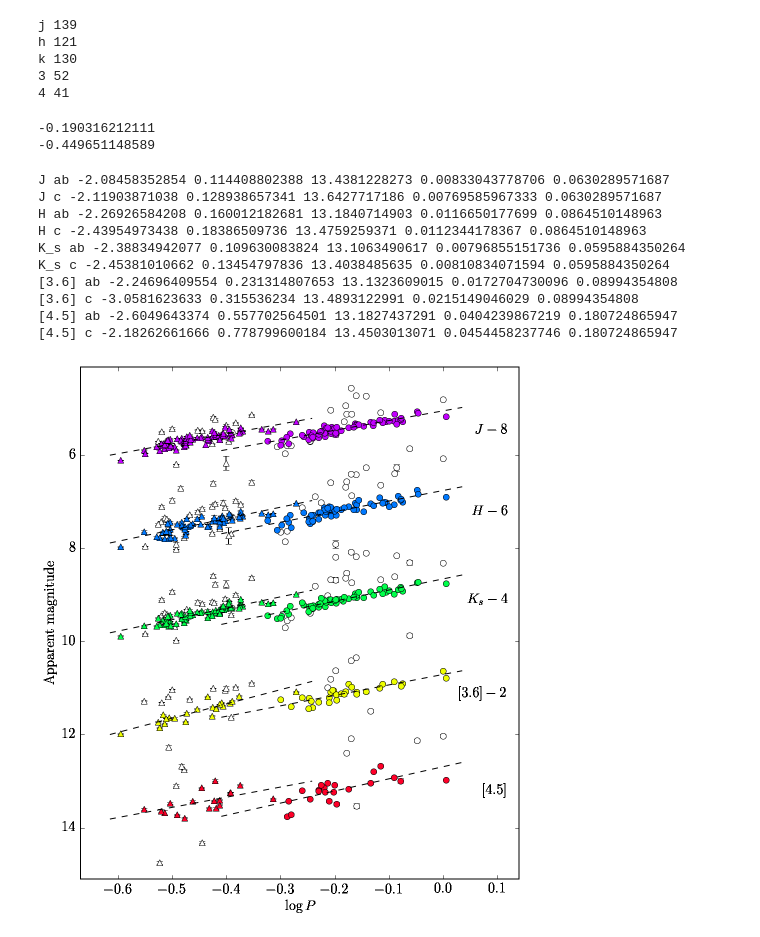
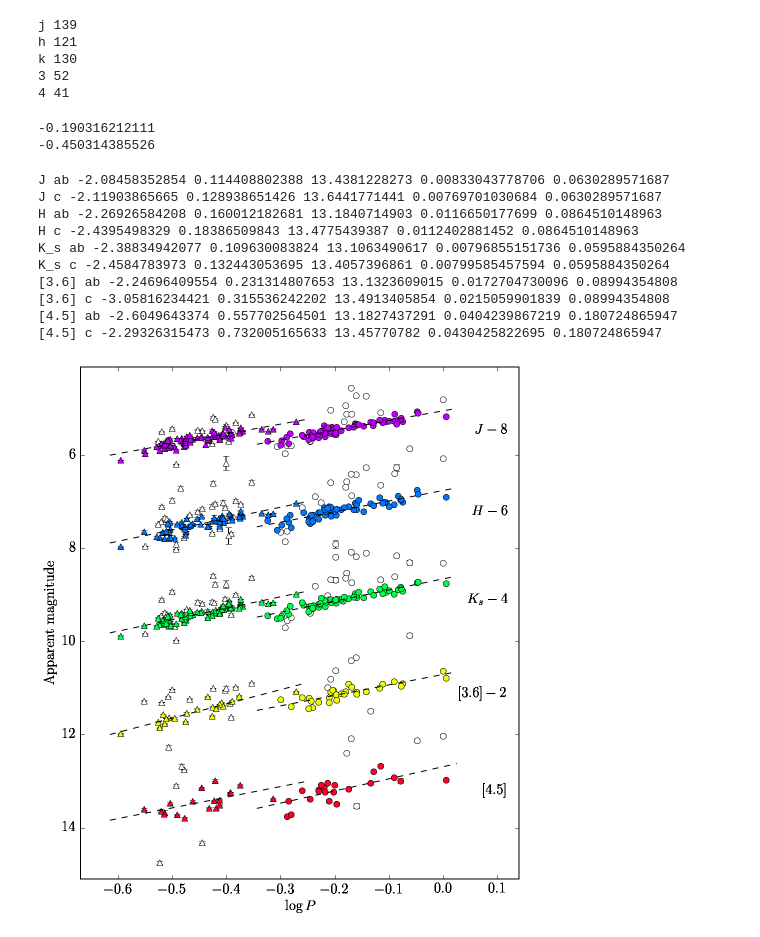
Before and after one commit to vickyscowcroft/omegaCen, a Jupyter notebook: ocen_only_fitting/fit slopes and zeropoints to PLs.ipynb, the cells around one changed output. Saved outputs shown, nothing was run; the diff lists cells and outputs as text; code cells hidden in the pictures.

```diff
--- a/ocen_only_fitting/fit slopes and zeropoints to PLs.ipynb
+++ b/ocen_only_fitting/fit slopes and zeropoints to PLs.ipynb
@@ -22,12 +22,12 @@ k 130
 3 52
 4 41
 # %%
-bad_ids = [127]  #[103, 107]#, 40, 169]#, 169] #120, , 357
+#bad_ids = [127]  #[103, 107]#, 40, 169]#, 169] #120, , 357
 # df_bad = df_orig[df_orig.id.isin(bad_ids)]
 # df_bad_ab = df_bad[df_bad.type == 0]
 # df_bad_c = df_bad[df_bad.type == 1]
 
-df = df_orig[~df_orig.id.isin(bad_ids)]
+df = df_orig#[~df_orig.id.isin(bad_ids)]
 # %%
 # things for plotting loop
 #funcs = [j_ab, j_c, h_ab, h_c, k_ab, k_c, t_ab, t_c, f_ab, f_c]
@@ -48,7 +48,7 @@ p0_c = np.mean(np.log10(df.per_new[df.type == 1]))
 print p0_c
 # %% [output]
 -0.190316212111
--0.449651148589
+-0.450314385526
 # %%
 def fitfunc_ab(x,slope,zpt):
     return zpt + slope*(x-p0_ab)
@@ -73,8 +73,8 @@ zpt_prior = 14
 
 per_ab_0 = np.log10(df1_ab.per_new)
 per_c_0 = np.log10(df1_c.per_new)
-xspace_ab = np.linspace(np.min(per_ab_0) - 0.02, np.max(per_ab_0) + 0.03, 100)
-xspace_c = np.linspace(np.min(per_c_0) - 0.02, np.max(per_c_0) + 0.03, 100)
+xspace_ab = np.linspace(np.min(per_ab_0[per_ab_0 > np.min(per_ab_0)]) - 0.02, np.max(per_ab_0) + 0.02, 100)
+xspace_c = np.linspace(np.min(per_c_0) - 0.02, np.max(per_c_0) + 0.02, 100)
 
 params_df = {}
 params_df['wavelength'] = wavelength
@@ -164,39 +164,39 @@ for i in range(len(band_labels)):
                  fmt='^', mfc=plot_colors[i], color='k')
 
     ppl.plot(xspace_ab, linfit_ab - mag_offset[i], 'k--', lw=1)
     ppl.plot(xspace_c, linfit_c - mag_offset[i], 'k--', lw=1)
 
     # add labels
     if mag_offset[i] == 0:
         plt.text(ax.get_xlim()[1] - 0.02, np.median(mag_ab - mag_offset[i] + 0.1),
                  '${}$'.format(band_names[i]), ha='right')
     else:
         plt.text(ax.get_xlim()[1] - 0.02, np.median(mag_ab - mag_offset[i] + 0.1),
                  '${} - {}$'.format(band_names[i], mag_offset[i]), ha='right')
 
 
 # df_81 = df_orig[df_orig.id==81]
 # herp = df_81.filter(regex='mag').values - mag_offset
 # derp = np.log10(df_81.per_new.values.repeat(5))
 # #print herp[0], derp
 # plt.errorbar(derp, herp[0], fmt='o', color='k')
 
 ax.set_ylabel('Apparent magnitude')
 ax.set_xlabel(r'$\log P$')
 fig.tight_layout()
 fig.savefig('final_plots/omegacen_pl_fits_sigclip.pdf')
 # %% [output]
 J ab -2.08458352854 0.114408802388 13.4381228273 0.00833043778706 0.0630289571687
-J c -2.11903871038 0.128938657341 13.6427717186 0.00769585967333 0.0630289571687
+J c -2.11903865665 0.128938651426 13.6441771441 0.00769701030684 0.0630289571687
 H ab -2.26926584208 0.160012182681 13.1840714903 0.0116650177699 0.0864510148963
-H c -2.43954973438 0.18386509736 13.4759259371 0.0112344178367 0.0864510148963
+H c -2.4395498329 0.18386509843 13.4775439387 0.0112402881452 0.0864510148963
 K_s ab -2.38834942077 0.109630083824 13.1063490617 0.00796855151736 0.0595884350264
-K_s c -2.45381010662 0.13454797836 13.4038485635 0.00810834071594 0.0595884350264
+K_s c -2.4584783973 0.132443053695 13.4057396861 0.00799585457594 0.0595884350264
 [3.6] ab -2.24696409554 0.231314807653 13.1323609015 0.0172704730096 0.08994354808
-[3.6] c -3.0581623633 0.315536234 13.4893122991 0.0215149046029 0.08994354808
+[3.6] c -3.05816234421 0.315536242202 13.4913405854 0.0215059901839 0.08994354808
 [4.5] ab -2.6049643374 0.557702564501 13.1827437291 0.0404239867219 0.180724865947
-[4.5] c -2.18262661666 0.778799600184 13.4503013071 0.0454458237746 0.180724865947
+[4.5] c -2.29326315473 0.732005165633 13.45770782 0.0430425822695 0.180724865947
-[figure, old version]
+[figure, new version]
 # %%
 params_df = pd.DataFrame.from_dict(params_df)
 params_df = params_df[['wavelength','slope_ab','slope_err_ab','zpt_ab','zpt_err_ab','sig_ab',
```
Also changed, not shown: 14 other files.
